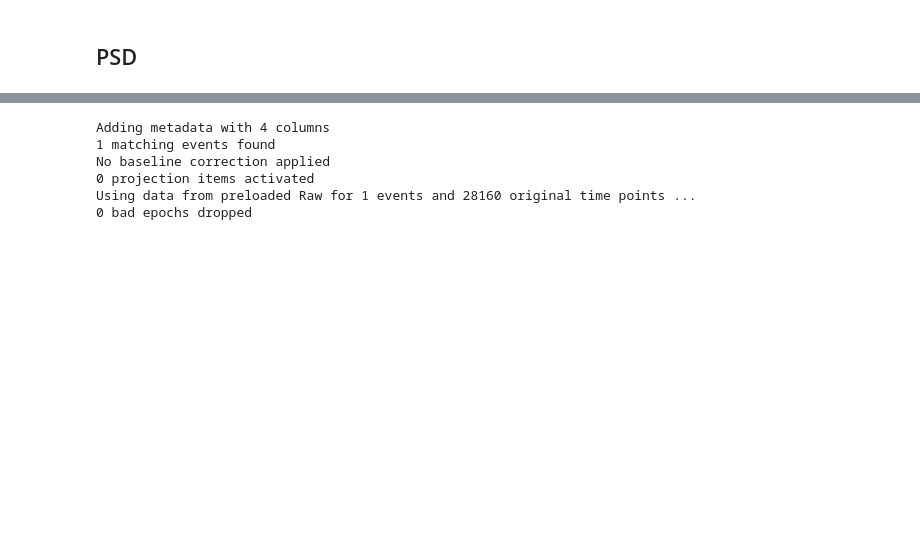
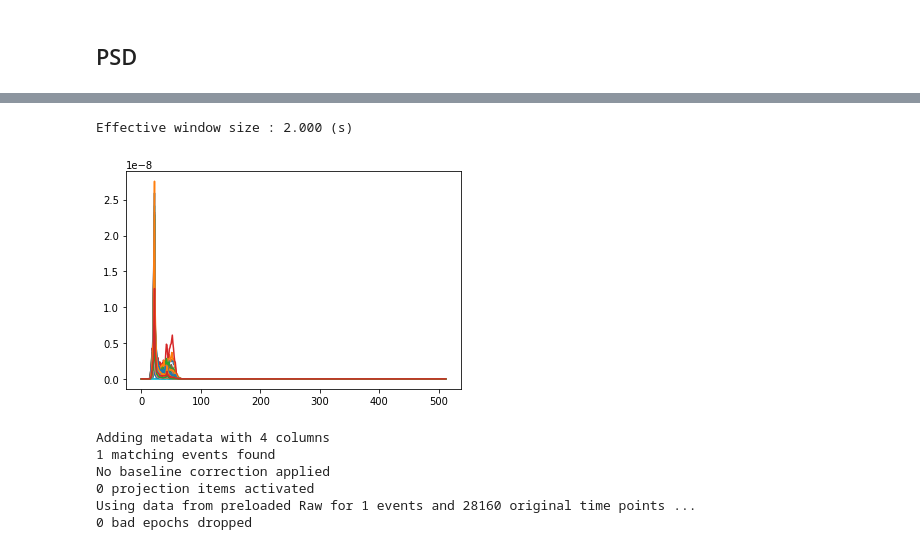
Before and after one commit to UN-GCPDS/python-gcpds.MI_prediction, a Jupyter notebook: Examples/DLSMR_rest.ipynb, the cells around one changed output, grey strips where cells are left out. Saved outputs shown, nothing was run; the diff lists cells and outputs as text; code cells hidden in the pictures; blank space fills up the shorter version.

```diff
--- a/Examples/DLSMR_rest.ipynb
+++ b/Examples/DLSMR_rest.ipynb
@@ -160,3 +178,9 @@ Effective window size : 0.500 (s)
+# %%
+plt.plot(psd_welch(dl.dataset.datasets[0].raw,n_per_seg=int(2*fs),n_fft=1024)[0].T)
+plt.show()
+# %% [output]
+Effective window size : 2.000 (s)
+[figure, added]
 # %%
 trials = dl.get_trials(start_offset=st_offsets, end_offset=ed_offsets)
 # %% [output]
```
Also changed, not shown: parts of 12 cells of this notebook.
